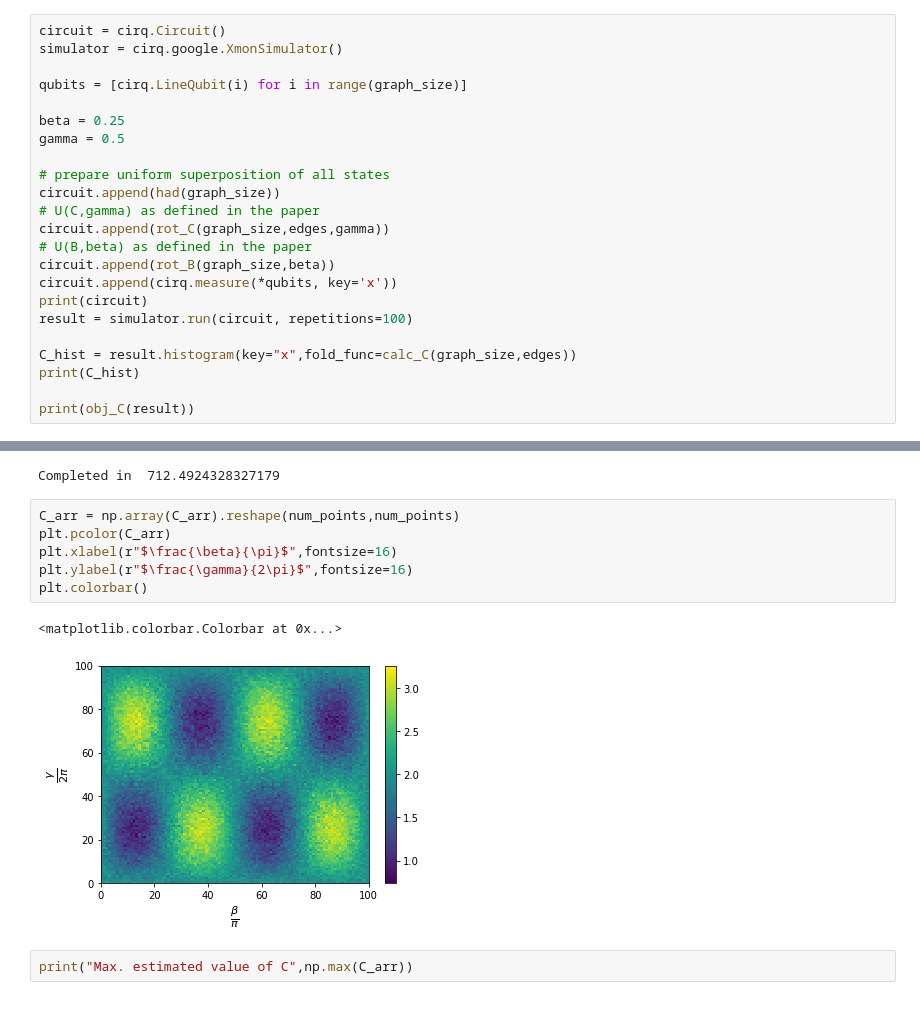
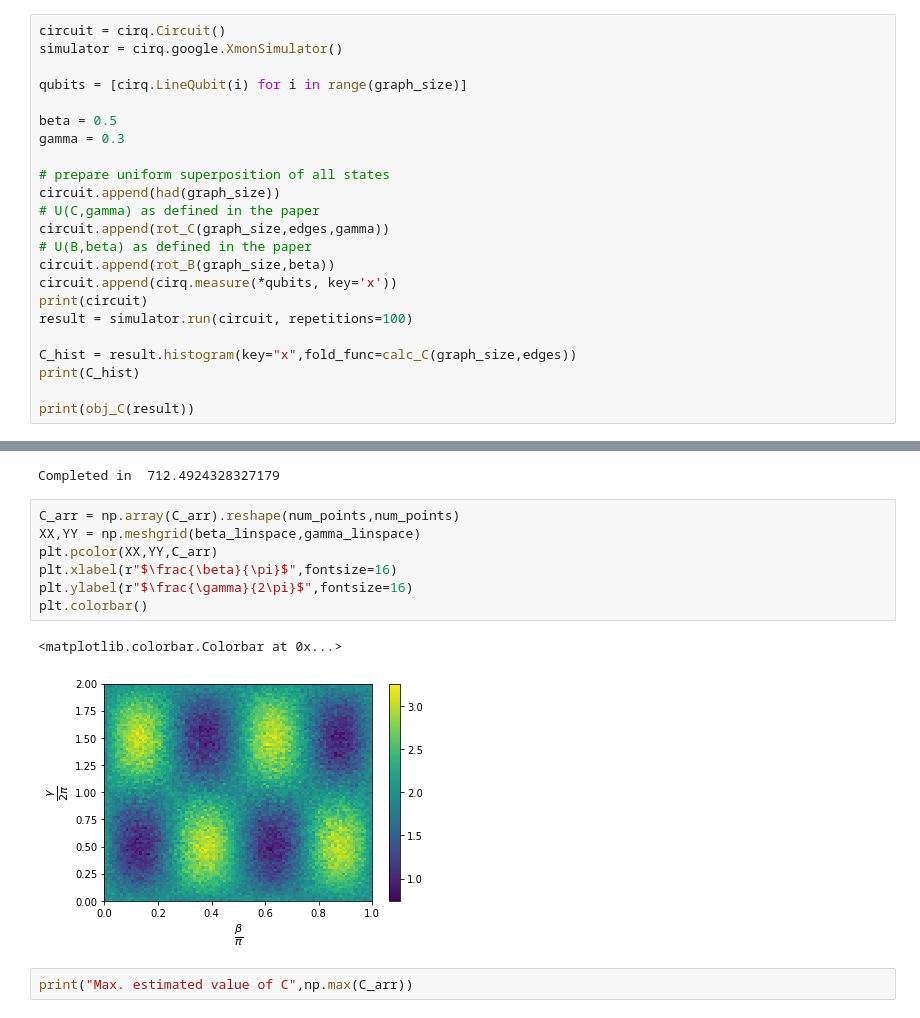
Before and after one commit to sandeshkalantre/cmsc657-quantum-computation, a Jupyter notebook: MaxCut - QAOA - Cirq.ipynb, the cells around one changed output, grey strips where cells are left out. Saved outputs shown, nothing was run; the diff lists cells and outputs as text.

```diff
--- a/MaxCut - QAOA - Cirq.ipynb
+++ b/MaxCut - QAOA - Cirq.ipynb
@@ -63,8 +63,8 @@ simulator = cirq.google.XmonSimulator()
 
 qubits = [cirq.LineQubit(i) for i in range(graph_size)]
 
-beta = 0.25
-gamma = 0.5
+beta = 0.5
+gamma = 0.3
 
 # prepare uniform superposition of all states
 circuit.append(had(graph_size))
@@ -113,13 +113,14 @@ print("Completed in ",time.time()-st)
 Completed in  712.4924328327179
 # %%
 C_arr = np.array(C_arr).reshape(num_points,num_points)
-plt.pcolor(C_arr)
+XX,YY = np.meshgrid(beta_linspace,gamma_linspace)
+plt.pcolor(XX,YY,C_arr)
 plt.xlabel(r"$\frac{\beta}{\pi}$",fontsize=16)
 plt.ylabel(r"$\frac{\gamma}{2\pi}$",fontsize=16)
 plt.colorbar()
 # %% [output]
 <matplotlib.colorbar.Colorbar at 0x...>
-[figure, old version]
+[figure, new version]
 # %%
 print("Max. estimated value of C",np.max(C_arr))
 # %% [output]
```
Also changed, not shown: parts of 1 cell of this notebook, 1 other file.
